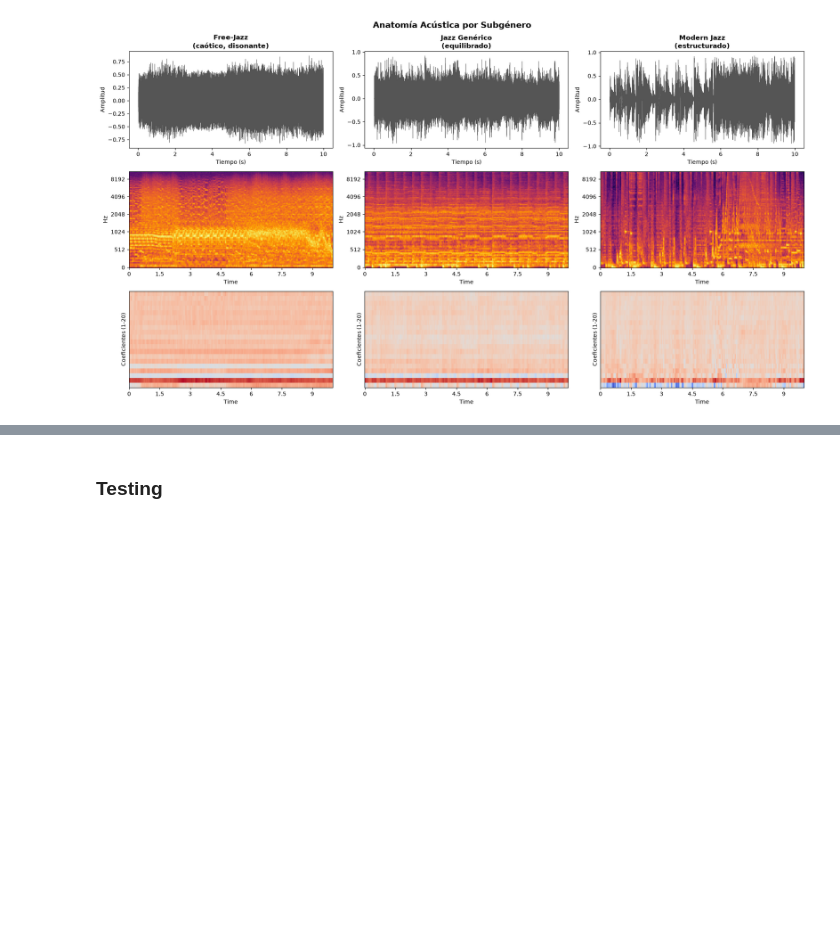
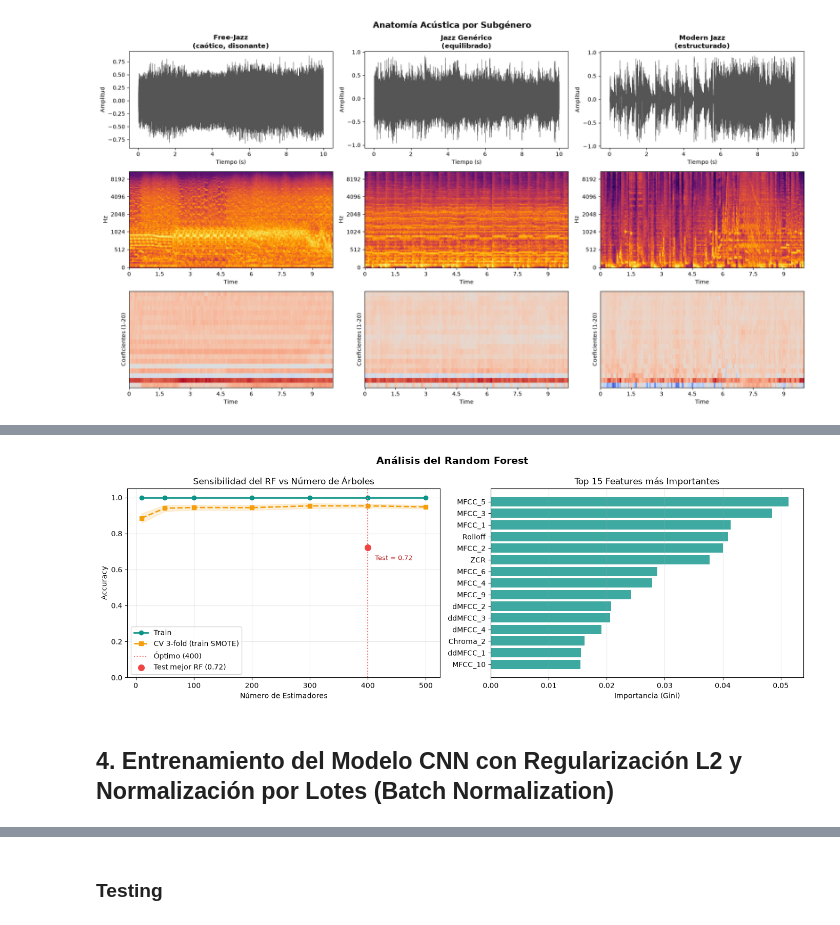
Before and after one commit to benyens/ProyectoIntroML, a Jupyter notebook: notebooks/model.ipynb, the cells around one changed output, grey strips where cells are left out. Saved outputs shown, nothing was run; the diff lists cells and outputs as text; code cells hidden in the pictures; blank space fills up the shorter version.

```diff
--- a/notebooks/model.ipynb
+++ b/notebooks/model.ipynb
@@ -197,3 +222,78 @@ Mejores parámetros encontrados: {'n_estimators': 400, 'min_samples_split': 5, '
+# %%
+# Curva: accuracy vs número de árboles
+n_estimators_range = [10, 50, 100, 200, 300, 400, 500]
+train_scores, cv_scores, cv_stds = [], [], []
+
+for n in n_estimators_range:
+    rf_temp = RandomForestClassifier(
+        n_estimators=n,
+        max_depth=20,
+        min_samples_split=5,
+        min_samples_leaf=1,
+        bootstrap=False,
+        random_state=42,
+        n_jobs=-1
+    )
+    rf_temp.fit(X_train_t_smote, y_train_smote)
+    train_scores.append(rf_temp.score(X_train_t_smote, y_train_smote))
+    cv_result = cross_val_score(rf_temp, X_train_t_smote, y_train_smote, cv=3, n_jobs=-1)
+    cv_scores.append(cv_result.mean())
+    cv_stds.append(cv_result.std())
+
+rf_test_accuracy = mejor_rf.score(X_test_t, y_test)
+
+fig, (ax1, ax2) = plt.subplots(1, 2, figsize=(14, 5))
+
+# Izquierda: accuracy vs n_estimators
+ax1.plot(n_estimators_range, train_scores, 'o-', color='#0D9488',
+         label='Train', linewidth=2)
+ax1.plot(n_estimators_range, cv_scores, 's--', color='#F59E0B',
+         label='CV 3-fold (train SMOTE)', linewidth=2)
+ax1.fill_between(n_estimators_range,
+                 np.array(cv_scores) - np.array(cv_stds),
+                 np.array(cv_scores) + np.array(cv_stds),
+                 color='#F59E0B', alpha=0.15)
+ax1.axvline(x=mejor_rf.n_estimators, color='#F87171', linestyle=':', linewidth=1.5,
+            label=f'Óptimo ({mejor_rf.n_estimators})')
+ax1.scatter([mejor_rf.n_estimators], [rf_test_accuracy], color='#EF4444', s=70,
+            zorder=5, label=f'Test mejor RF ({rf_test_accuracy:.2f})')
+ax1.annotate(f'Test = {rf_test_accuracy:.2f}',
+             (mejor_rf.n_estimators, rf_test_accuracy),
+             textcoords='offset points', xytext=(10, -18),
+             color='#B91C1C', fontsize=9)
+ax1.set_xlabel('Número de Estimadores')
+ax1.set_ylabel('Accuracy')
+ax1.set_title('Sensibilidad del RF vs Número de Árboles')
+ax1.legend()
+ax1.grid(True, alpha=0.3)
+ax1.set_ylim(0, 1.05)
+
+# Derecha: importancia de features (top 15)
+importancias = mejor_rf.feature_importances_
+nombres = (
+    [f'MFCC_{i+1}' for i in range(20)] +
+    [f'dMFCC_{i+1}' for i in range(20)] +
+    [f'ddMFCC_{i+1}' for i in range(20)] +
+    [f'Chroma_{i+1}' for i in range(12)] +
+    ['Rolloff', 'ZCR']
+)
+indices = np.argsort(importancias)[-15:]
+
+ax2.barh(range(15), importancias[indices], color='#0D9488', alpha=0.8)
+ax2.set_yticks(range(15))
+ax2.set_yticklabels([nombres[i] for i in indices])
+ax2.set_xlabel('Importancia (Gini)')
+ax2.set_title('Top 15 Features más Importantes')
+ax2.grid(True, alpha=0.3, axis='x')
+
+plt.suptitle('Análisis del Random Forest', fontsize=14, fontweight='bold')
+plt.tight_layout()
+plt.savefig('../report/figures/rf_analysis.png', dpi=150, bbox_inches='tight')
+plt.show()
+# %% [output]
+[figure, added]
+# %% [markdown]
+## 4. Entrenamiento del Modelo CNN con Regularización L2 y Normalización por Lotes (Batch Normalization)
 # %%
 print("--- Configurando CNN con Data Augmentation ---")
 # Pesos suavizados (Clipping)
```
Also changed, not shown: parts of 11 cells of this notebook, 10 other files.
